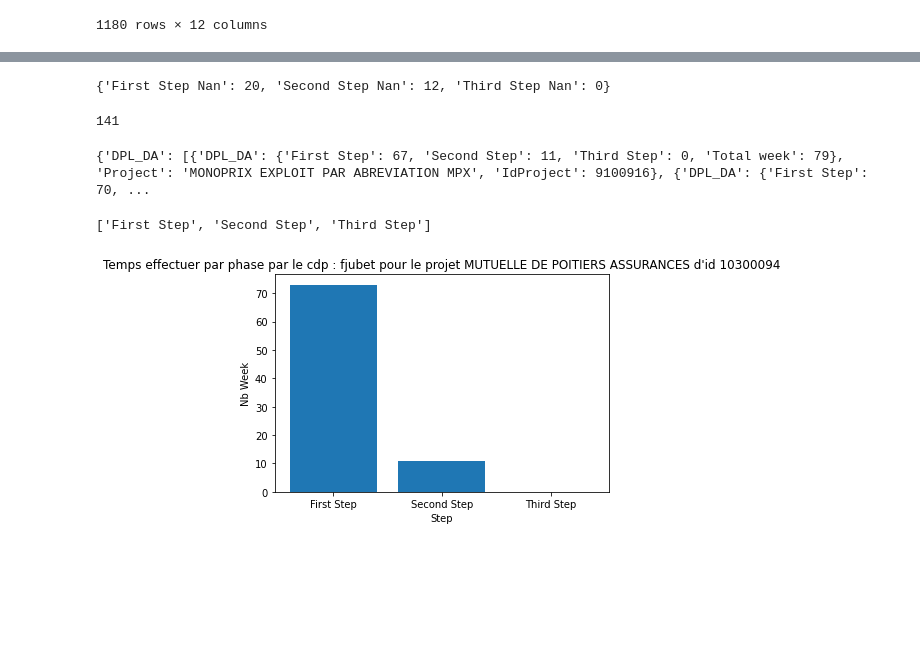
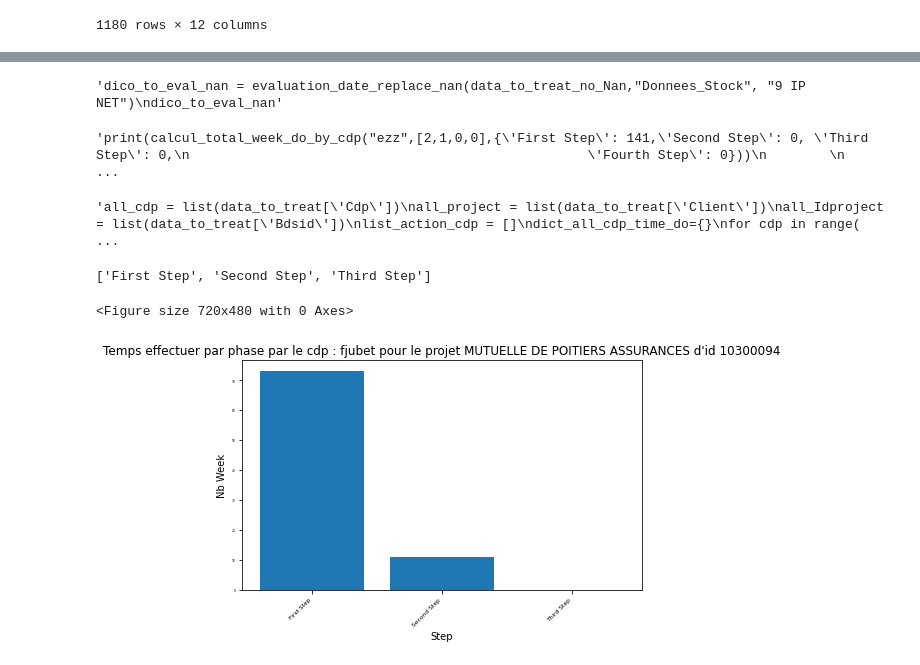
Before and after one commit to amouhite-dev/Dataviz, a Jupyter notebook: Extraction.ipynb, the cells around one changed output, grey strips where cells are left out. Cells and saved outputs as stored; diff of their text form; code cells hidden in the pictures; blank space fills up the shorter version.

```diff
--- a/Extraction.ipynb
+++ b/Extraction.ipynb
@@ -138,11 +115,11 @@ print(nb_weekday_between_two_date(datetime.datetime(2020,6,5),datetime.datetime(
 # %%
-def evaluation(data_to_treat_no_Nan,name_sheet, offre):
+def evaluation_date_replace_nan(data_to_treat_no_Nan,name_sheet, offre):
     list_step_to_nan = ["First Step Nan", "Second Step Nan", "Third Step Nan", "Fourth Step Nan"]
     list_evaluation_to_nan=[]
     moy = 0
     ecart = 0
     dict_to_eval_nan = {"First Step Nan":0, "Second Step Nan":0, "Third Step Nan":0, "Fourth Step Nan":0}
-    one_date = "Date_Cr_Lien_BDSID"
+    #one_date = "Date_Cr_Lien_BDSID"
     all_offre = list(data_to_treat_no_Nan['Offre'])
     if(name_sheet == "Donnees_Stock"):
         del dict_to_eval_nan["Fourth Step Nan"]
@@ -173,12 +150,12 @@ def evaluation(data_to_treat_no_Nan,name_sheet, offre):
         dict_to_eval_nan[key]=round(value/len(all_offre))
     return dict_to_eval_nan
 
-dico_to_eval_nan = evaluation(data_to_treat_no_Nan,"Donnees_Stock", "9 IP NET")
-dico_to_eval_nan
+"""dico_to_eval_nan = evaluation_date_replace_nan(data_to_treat_no_Nan,"Donnees_Stock", "9 IP NET")
+dico_to_eval_nan"""
 # %% [output]
-{'First Step Nan': 20, 'Second Step Nan': 12, 'Third Step Nan': 0}
+'dico_to_eval_nan = evaluation_date_replace_nan(data_to_treat_no_Nan,"Donnees_Stock", "9 IP NET")\ndico_to_eval_nan'
 # %%
-def check_nb_week_use_to_nan(step_at_moment):
+def check_nb_week_use_to_nan(step_at_moment,dico_to_eval_nan):
     return datetime.timedelta(weeks=dico_to_eval_nan[step_at_moment+" Nan"])
 # %%
 def calcul_total_week_do_by_cdp(cdp, l_day, dict_time_do):
@@ -201,12 +178,14 @@ def calcul_total_week_do_by_cdp(cdp, l_day, dict_time_do):
     else:
         return "le cdp "+ str(cdp) + " has done "+str(total_week)+" weeks and "+str(total_day)+" days"'''
     return total_week
-print(calcul_total_week_do_by_cdp("ezz",[2,1,0,0],{'First Step': 141,'Second Step': 0, 'Third Step': 0,
+"""print(calcul_total_week_do_by_cdp("ezz",[2,1,0,0],{'First Step': 141,'Second Step': 0, 'Third Step': 0,
                                                    'Fourth Step': 0}))
+
+    """
 # %% [output]
-141
+'print(calcul_total_week_do_by_cdp("ezz",[2,1,0,0],{\'First Step\': 141,\'Second Step\': 0, \'Third Step\': 0,\n                                                   \'Fourth Step\': 0}))\n        \n     ...
 # %%
-def create_dict_cdp_time_do(name_cdp, name_project, idProject, list_date_to_check, name_sheet):
+def create_dict_cdp_time_do(name_cdp, name_project, idProject, list_date_to_check, name_sheet,dico_to_eval_nan):
     list_step = ["First Step", "Second Step", "Third Step", "Fourth Step", "Total week"]
     dict_cdp_time_do = {}
     dict_step_to_do_cdp = {}
@@ -216,10 +195,10 @@ def create_dict_cdp_time_do(name_cdp, name_project, idProject, list_date_to_chec
     for i in range(len(list_step)-1):
         week_to_add = 0
         if(pd.isnull(list_date_to_check[i]) == True and pd.isnull(list_date_to_check[i+1]) == False):
-            week_to_add = check_nb_week_use_to_nan(list_step[i])
+            week_to_add = check_nb_week_use_to_nan(list_step[i],dico_to_eval_nan)
             list_date_to_check[i] = list_date_to_check[i+1]-week_to_add
         elif(pd.isnull(list_date_to_check[i]) == False and pd.isnull(list_date_to_check[i+1]) == True):
-            week_to_add = check_nb_week_use_to_nan(list_step[i])
+            week_to_add = check_nb_week_use_to_nan(list_step[i],dico_to_eval_nan)
             list_date_to_check[i+1] = list_date_to_check[i]+week_to_add
         elif pd.isnull(list_date_to_check[i]) == True and pd.isnull(list_date_to_check[i+1]) == True:
             indexNames = data_to_treat[idProject].index
@@ -245,7 +224,7 @@ def create_dict_cdp_time_do(name_cdp, name_project, idProject, list_date_to_chec
     return dict_cdp_time_do
 # %%
 # len(all_cdp)
-all_cdp = list(data_to_treat['Cdp'])
+"""all_cdp = list(data_to_treat['Cdp'])
 all_project = list(data_to_treat['Client'])
 all_Idproject = list(data_to_treat['Bdsid'])
 list_action_cdp = []
@@ -259,14 +238,14 @@ for cdp in range(len(all_cdp)):
                            list(data_to_treat['Date Installation Client'])[cdp], list(data_to_treat['Date Mise En Service'])[cdp],
                            list(data_to_treat['Date Mef'])[cdp]]
     #print(cdp, list_of_all_date)
-    """list_of_all_date.append(nb_weekday_between_two_date(list(data_to_treat['Date Debut Dplt'])[cdp],
+    list_of_all_date.append(nb_weekday_between_two_date(list(data_to_treat['Date Debut Dplt'])[cdp],
                                                         list(data_to_treat['Date Cr Lien BDSID'])[cdp]))
     list_of_all_date.append(nb_weekday_between_two_date(list(data_to_treat['Date Cr Lien BDSID'])[cdp],
                                                          list(data_to_treat['Date Installation Client'])[cdp]))
     list_of_all_date.append(nb_weekday_between_two_date(list(data_to_treat['Date Installation Client'])[cdp],
                                                          list(data_to_treat['Date Mise En Service'])[cdp]))
     list_of_all_date.append(nb_weekday_between_two_date(list(data_to_treat['Date Mise En Service'])[cdp],
-                                                        list(data_to_treat['Date Mef'])[cdp]))"""
+                                                        list(data_to_treat['Date Mef'])[cdp]))
     #print(all_cdp[cdp])
     if(type(all_cdp[cdp]) != str):
         all_cdp[cdp] = "Sans nom"
@@ -281,36 +260,43 @@ for cdp in list_cdp_without_duplication :
             list_action_every_cdp.append(act_cdp)
             dict_all_cdp_time_do[cdp] = list_action_every_cdp
     list_action_every_cdp=[]
-print(dict_all_cdp_time_do)
+print(dict_all_cdp_time_do)"""
 # %% [output]
-{'DPL_DA': [{'DPL_DA': {'First Step': 67, 'Second Step': 11, 'Third Step': 0, 'Total week': 79}, 'Project': 'MONOPRIX EXPLOIT PAR ABREVIATION MPX', 'IdProject': 9100916}, {'DPL_DA': {'First Step': 70, ...
+'all_cdp = list(data_to_treat[\'Cdp\'])\nall_project = list(data_to_treat[\'Client\'])\nall_Idproject = list(data_to_treat[\'Bdsid\'])\nlist_action_cdp = []\ndict_all_cdp_time_do={}\nfor cdp in range( ...
 # %%
 """def convert_week_in_month(dico_date_in_week):
     for key, value in dico_date_in_week.items():
         if key == "Total week":
 
     pass"""
 
 def create_dataviz_every_cdp_in_function_Oneproject_and_time(dico_date_in_week,name_cdp, name_project, idProject):
     list_step_to_do = []
     xl = []
     yl = []
     list_time_to_do = dico_date_in_week[name_cdp]
     for search in list_time_to_do:
         if search['IdProject'] == idProject:
             xl = list(search[name_cdp].keys())[:len(list_step_to_do)-1]
             yl = list(search[name_cdp].values())[:len(list_step_to_do)-1]
             break
     print(xl)
     #list_step_to_do = list(dico_date_in_week[name_cdp].keys())[:len(list_step_to_do)-1]
-    plt.bar(xl,yl)
+    plt.figure(figsize=(9,6), dpi=80)
+    fig, ax = plt.subplots()
+    ax.bar(xl,yl)
+    plt.setp(ax.get_xticklabels(),rotation=45, ha="right")
+    plt.tick_params(axis='x', which='major', labelsize=6)
+    plt.tick_params(axis='y', which='major', labelsize=3)
+    plt.tight_layout()
     plt.xlabel("Step")
     plt.ylabel("Nb Week")
     plt.title(f"Temps effectuer par phase par le cdp : {name_cdp} pour le projet {name_project} d'id {idProject}")
 create_dataviz_every_cdp_in_function_Oneproject_and_time(dict_all_cdp_time_do,'fjubet','MUTUELLE DE POITIERS ASSURANCES', 10300094)
 # %% [output]
 ['First Step', 'Second Step', 'Third Step']
+<Figure size 720x480 with 0 Axes>
-[figure, old version]
+[figure, new version]
 # %%
 import pylab
 
```
Also changed, not shown: parts of 17 cells of this notebook.
